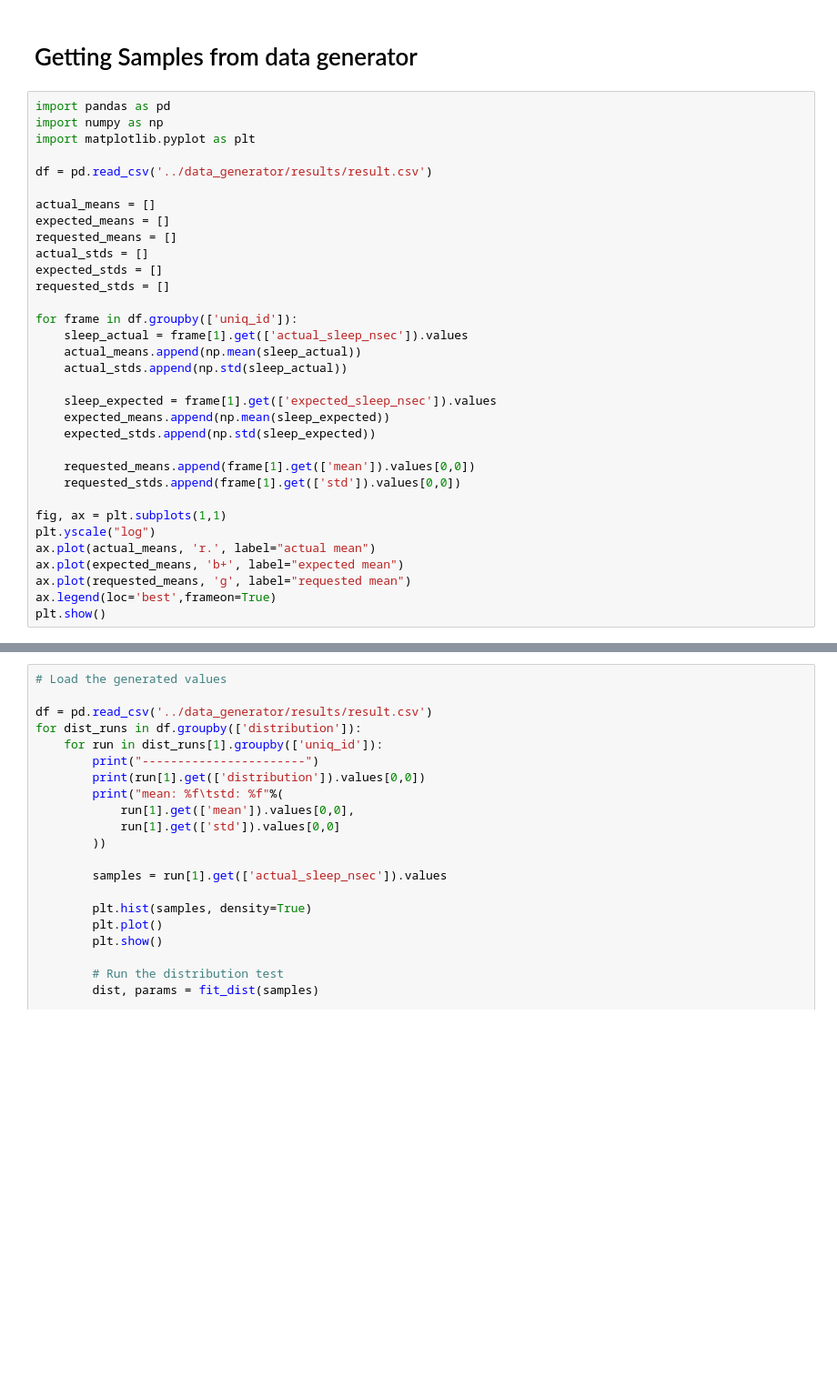
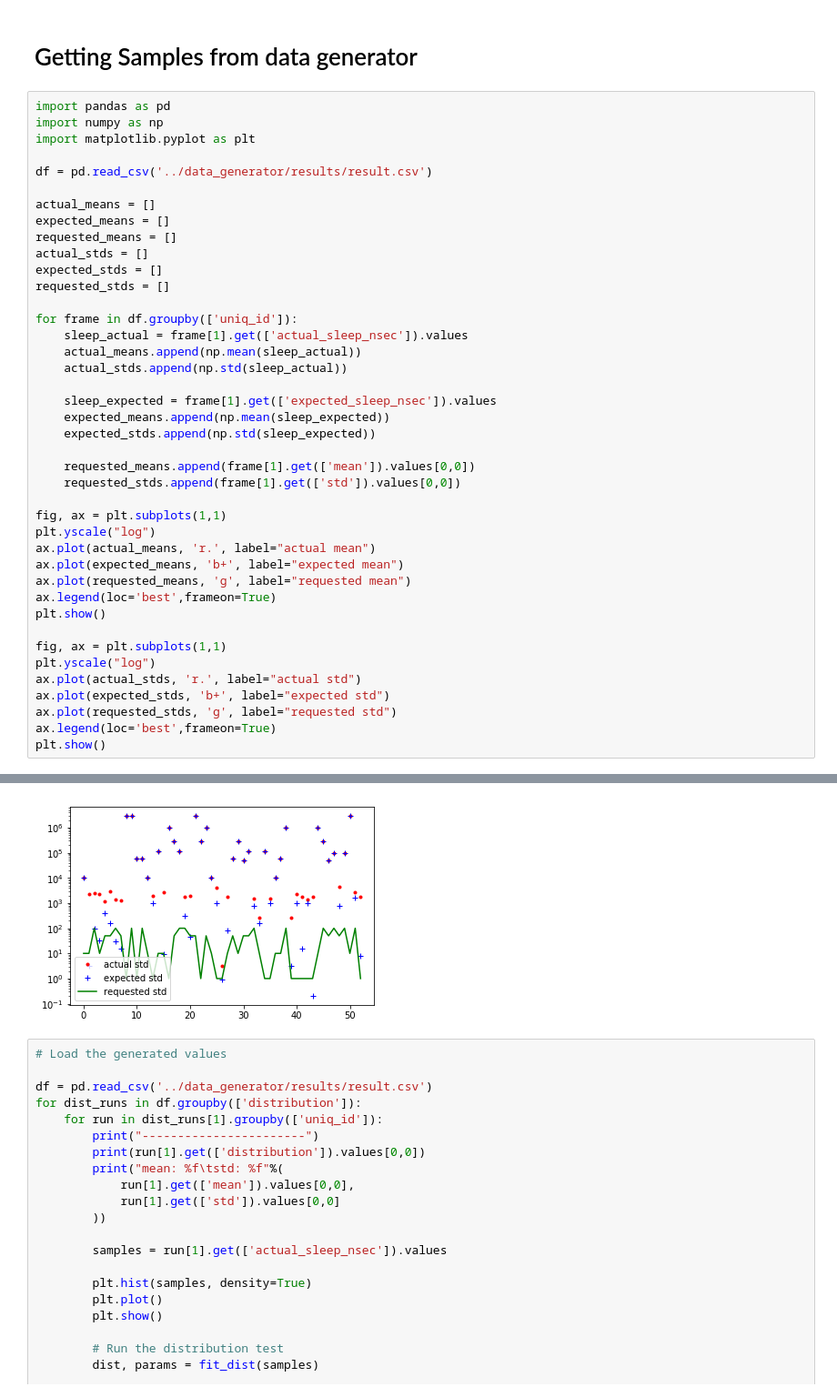
Before and after one commit to qwofford/popperized, a Jupyter notebook: pipelines/analysis/distribution_tests.ipynb, the cells around one changed output, grey strips where cells are left out. Shown: that part at 91% size. Drawn from its saved outputs; the diff is of its cells as text; blank space fills up the shorter version.

```diff
--- a/pipelines/analysis/distribution_tests.ipynb
+++ b/pipelines/analysis/distribution_tests.ipynb
@@ -39,33 +39,42 @@ import matplotlib.pyplot as plt
 df = pd.read_csv('../data_generator/results/result.csv')
 
 actual_means = []
 expected_means = []
 requested_means = []
 actual_stds = []
 expected_stds = []
 requested_stds = []
 
 for frame in df.groupby(['uniq_id']):
     sleep_actual = frame[1].get(['actual_sleep_nsec']).values
     actual_means.append(np.mean(sleep_actual))
     actual_stds.append(np.std(sleep_actual))
 
     sleep_expected = frame[1].get(['expected_sleep_nsec']).values
     expected_means.append(np.mean(sleep_expected))
     expected_stds.append(np.std(sleep_expected))
 
     requested_means.append(frame[1].get(['mean']).values[0,0])
     requested_stds.append(frame[1].get(['std']).values[0,0])
 
 fig, ax = plt.subplots(1,1)
 plt.yscale("log")
 ax.plot(actual_means, 'r.', label="actual mean")
 ax.plot(expected_means, 'b+', label="expected mean")
 ax.plot(requested_means, 'g', label="requested mean")
 ax.legend(loc='best',frameon=True)
 plt.show()
+
+fig, ax = plt.subplots(1,1)
+plt.yscale("log")
+ax.plot(actual_stds, 'r.', label="actual std")
+ax.plot(expected_stds, 'b+', label="expected std")
+ax.plot(requested_stds, 'g', label="requested std")
+ax.legend(loc='best',frameon=True)
+plt.show()
 # %% [output]
 [figure]
+[figure, added]
 # %%
 # Load the generated values
 
```
Also changed, not shown: 1 other file.
